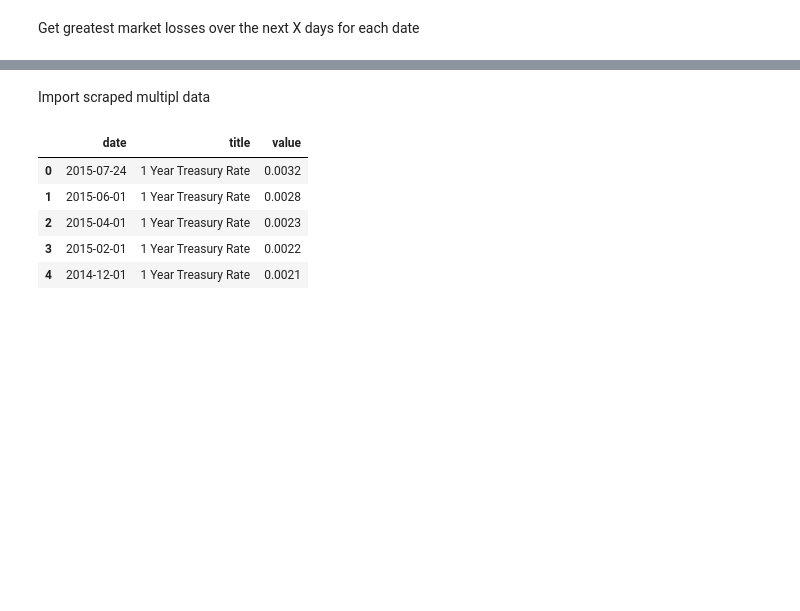
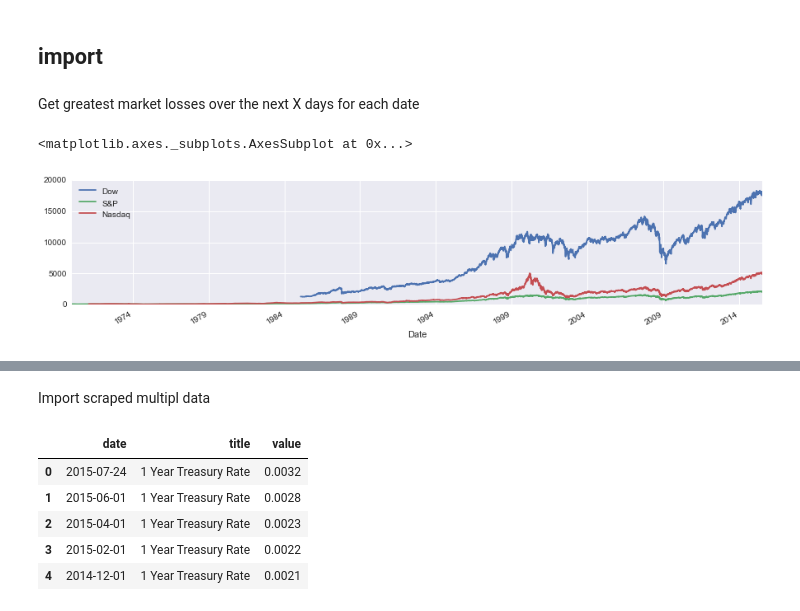
Before and after one commit to rhouck/bubble, a Jupyter notebook: explore 1.ipynb, the cells around one changed output, grey strips where cells are left out. Cells and saved outputs as stored; diff of their text form; code cells hidden in the pictures; blank space fills up the shorter version.

```diff
--- a/explore 1.ipynb
+++ b/explore 1.ipynb
@@ -19,4 +11,12 @@ px = pd.ewma(f.Close, halflife=1)
+# %% [markdown]
+## import
 # %% [markdown]
 Get greatest market losses over the next X days for each date
+# %%
+market = pd.read_csv('data/market_close.csv', index_col=0, parse_dates=0)
+market.plot(figsize=[15,3])
+# %% [output]
+<matplotlib.axes._subplots.AxesSubplot at 0x...>
+[figure, added]
 # %%
 # create df of lagged returns
```
Also changed, not shown: parts of 13 cells of this notebook, 1 other file.
